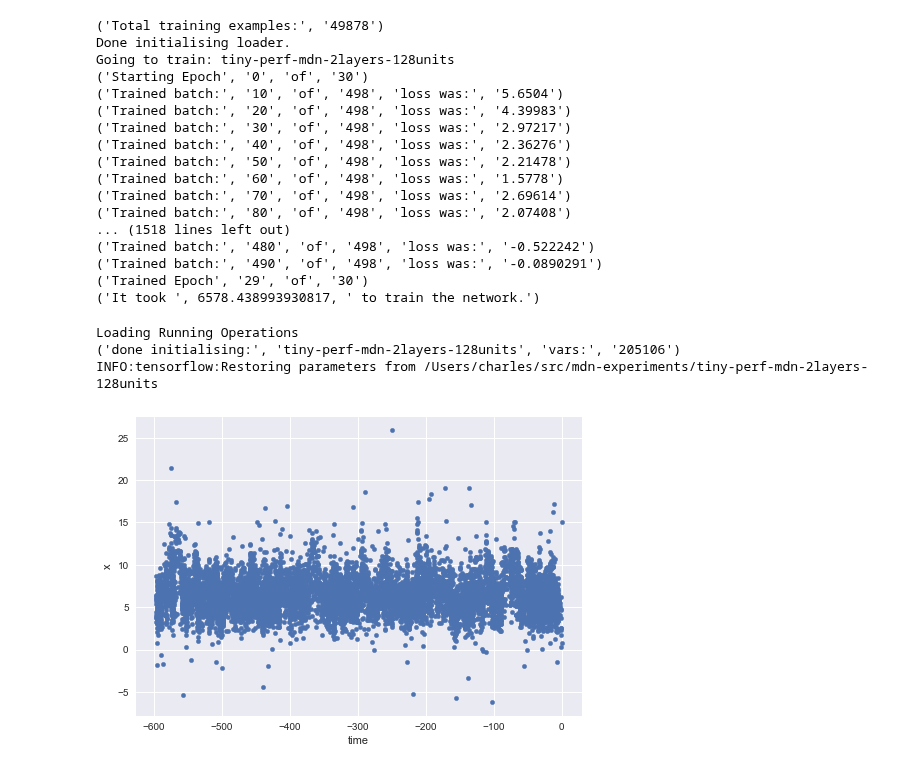
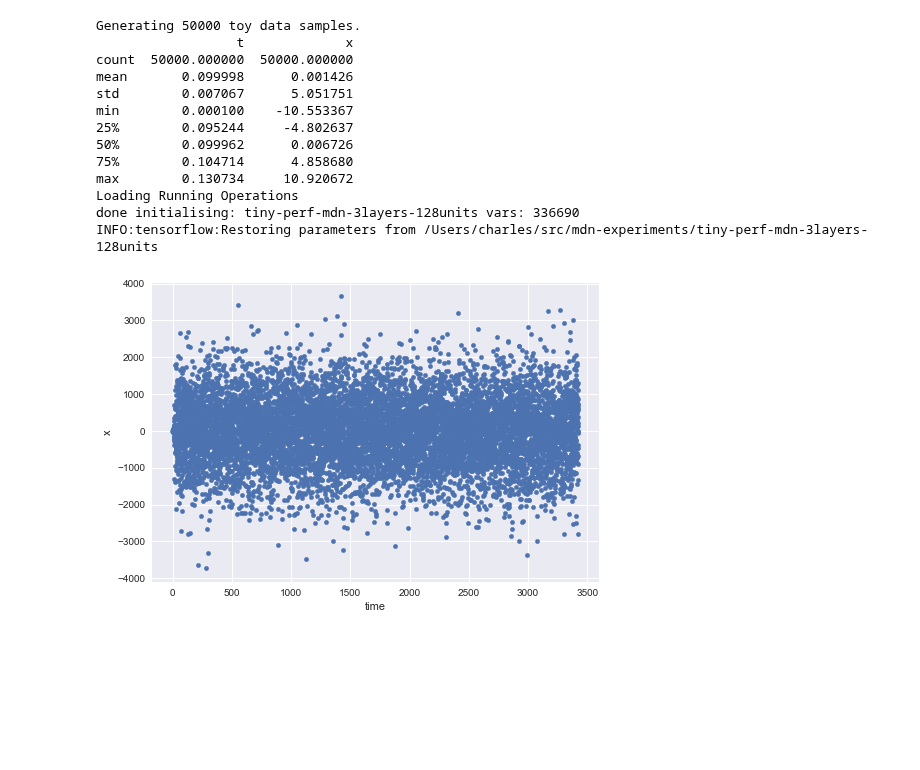
Before and after one commit to cpmpercussion/impsy, a Jupyter notebook: musical-mdn.ipynb, the cells around one changed output. Drawn from its saved outputs; the diff is of its cells as text; code cells hidden in the pictures; blank space fills up the shorter version.

```diff
--- a/musical-mdn.ipynb
+++ b/musical-mdn.ipynb
@@ -125,14 +113,13 @@ class TinyJamNet2D(object):
                 print("Loading Training Operations")
                 self.global_step = tf.Variable(0, name='global_step', trainable=False)
                 y_reshaped = tf.reshape(self.y,[-1,self.n_input_units], name = "reshape_labels")
-                #self.inference = ed.MAP(data={self.mixture: self.y_reshaped})
                 self.cost = self.loss_function(self.mixture, y_reshaped)
                 optimizer = tf.train.AdamOptimizer(self.lr)
                 gvs = optimizer.compute_gradients(self.cost)
                 g = self.grad_clip
                 capped_gvs = [(tf.clip_by_value(grad, -g, g), var) for grad, var in gvs]
-                #self.train_op = optimizer.apply_gradients(gvs, global_step=self.global_step, name='train_step')
-                self.train_op = optimizer.minimize(self.cost, name="train_step")
+                self.train_op = optimizer.apply_gradients(gvs, global_step=self.global_step, name='train_step')
+                #self.train_op = optimizer.minimize(self.cost, name="train_step")
                 self.training_state = None
                 tf.summary.scalar("cost_summary", self.cost)
 
@@ -150,7 +137,7 @@ class TinyJamNet2D(object):
     def loss_function(self,mixture,Y):
         loss = self.mixture.log_prob(Y)
         loss = tf.negative(loss)
-        loss = tf.reduce_mean(loss)
+        loss = tf.reduce_sum(loss)
         return loss
 
     def fully_connected_layer(self, X, in_dim, out_dim):
@@ -262,44 +249,44 @@ class TinyJamNet2D(object):
 # %%
 ## Training Test
 ## Train on sequences of length 121 with batch size 100.
-loader = SequenceDataLoader(num_steps = 121,batch_size = 100, corpus = x_t_log)
-net = TinyJamNet2D(mode = NET_MODE_TRAIN, n_hidden_units = 128, n_mixtures = 10, batch_size = 100, sequence_length = 120)
-losses = net.train(loader, 30, saving=True)
-## Plot the losses.
+def test_training():
+    x_t_log = generate_data()
+    loader = SequenceDataLoader(num_steps = 121,batch_size = 100, corpus = x_t_log)
+    net = TinyJamNet2D(mode = NET_MODE_TRAIN, n_hidden_units = 128, n_mixtures = 10, batch_size = 100, sequence_length = 120)
+    losses = net.train(loader, 30, saving=True)
+    print(losses)
+    ## Plot the losses.
-# %% [output]
-('Total training examples:', '49878')
-Done initialising loader.
-Going to train: tiny-perf-mdn-2layers-128units
-('Starting Epoch', '0', 'of', '30')
-('Trained batch:', '10', 'of', '498', 'loss was:', '5.6504')
-('Trained batch:', '20', 'of', '498', 'loss was:', '4.39983')
-('Trained batch:', '30', 'of', '498', 'loss was:', '2.97217')
-('Trained batch:', '40', 'of', '498', 'loss was:', '2.36276')
-('Trained batch:', '50', 'of', '498', 'loss was:', '2.21478')
-('Trained batch:', '60', 'of', '498', 'loss was:', '1.5778')
-('Trained batch:', '70', 'of', '498', 'loss was:', '2.69614')
-('Trained batch:', '80', 'of', '498', 'loss was:', '2.07408')
-... (1518 lines left out)
-('Trained batch:', '480', 'of', '498', 'loss was:', '-0.522242')
-('Trained batch:', '490', 'of', '498', 'loss was:', '-0.0890291')
-('Trained Epoch', '29', 'of', '30')
-('It took ', 6578.438993930817, ' to train the network.')
 # %%
 ## Evaluation Test:
 ## Predict 10000 Datapoints.
+
+
+test_x_t = generate_data()
+
+
 net = TinyJamNet2D(mode = NET_MODE_RUN, n_hidden_units = 128, n_mixtures = 10, batch_size = 1, sequence_length = 1)
-first_touch = np.array([0.001,15.01]).reshape((1,1,2))
+first_touch = test_x_t[1000].reshape((1,1,2))
 
 with tf.Session() as sess:
     perf = net.generate_performance(first_touch,10000,sess)
 perf_df = pd.DataFrame({'t':perf.T[0], 'x':perf.T[1]})
 perf_df['time'] = perf_df.t.cumsum()
 plt.show(perf_df.plot('time','x',kind='scatter'))
 # %% [output]
+Generating 50000 toy data samples.
+                  t             x
+count  50000.000000  50000.000000
+mean       0.099998      0.001426
+std        0.007067      5.051751
+min        0.000100    -10.553367
+25%        0.095244     -4.802637
+50%        0.099962      0.006726
+75%        0.104714      4.858680
+max        0.130734     10.920672
 Loading Running Operations
-('done initialising:', 'tiny-perf-mdn-2layers-128units', 'vars:', '205106')
-INFO:tensorflow:Restoring parameters from /Users/charles/src/mdn-experiments/tiny-perf-mdn-2layers-128units
+done initialising: tiny-perf-mdn-3layers-128units vars: 336690
+INFO:tensorflow:Restoring parameters from /Users/charles/src/mdn-experiments/tiny-perf-mdn-3layers-128units
-[figure, old version]
+[figure, new version]
 # %%
 ## Investigate Output
 window = 100
```
Also changed, not shown: parts of 4 cells of this notebook, 1 other file.
